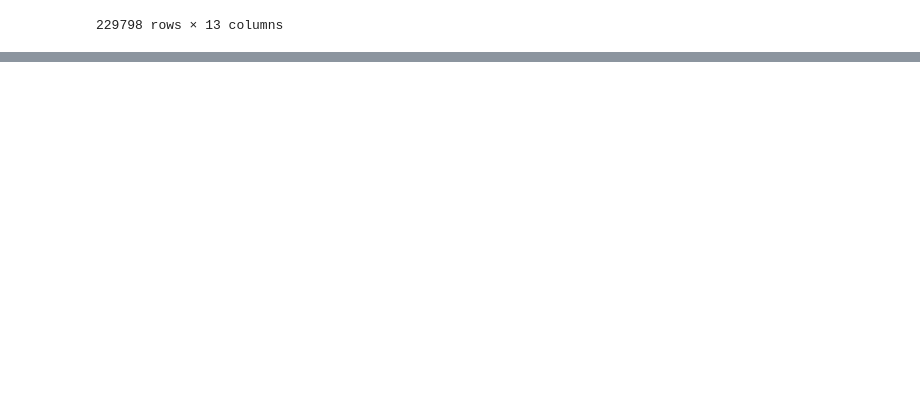
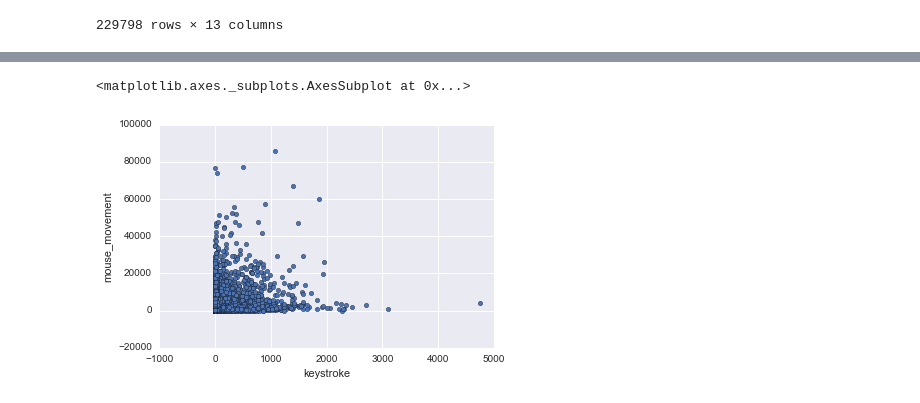
Before and after one commit to jcbain/crime_analysis, a Jupyter notebook: EPM_cleaning.ipynb, the cells around one changed output, grey strips where cells are left out. Drawn from its saved outputs; the diff is of its cells as text; code cells hidden in the pictures; blank space fills up the shorter version.

```diff
--- a/EPM_cleaning.ipynb
+++ b/EPM_cleaning.ipynb
@@ -68,3 +72,8 @@ frame.describe()
 | 50% | 4.000000 | 53.000000 | 8.000000e+01 | 0.000000 | 0.000000 | 2.000000 | 0.000000 | ... |
 | 75% | 5.000000 | 81.000000 | 5.779000e+03 | 0.000000 | 0.000000 | 5.000000 | 0.000000 | ... |
 | max | 6.000000 | 115.000000 | 7.244736e+09 | 2904.000000 | 60.000000 | 1096.000000 | 168.000000 | ... |
+# %%
+# refactor, not DRY
+
+frame['session'] = frame['session'].astype('category')
+frame['student_id'] = frame['student_id'].astype('category')
@@ -70,0 +92,5 @@ frame.describe()
+# %%
+frame.plot(kind="scatter", x="keystroke", y="mouse_movement")
+# %% [output]
+<matplotlib.axes._subplots.AxesSubplot at 0x...>
+[figure, added]
```
Also changed, not shown: parts of 2 cells of this notebook.
